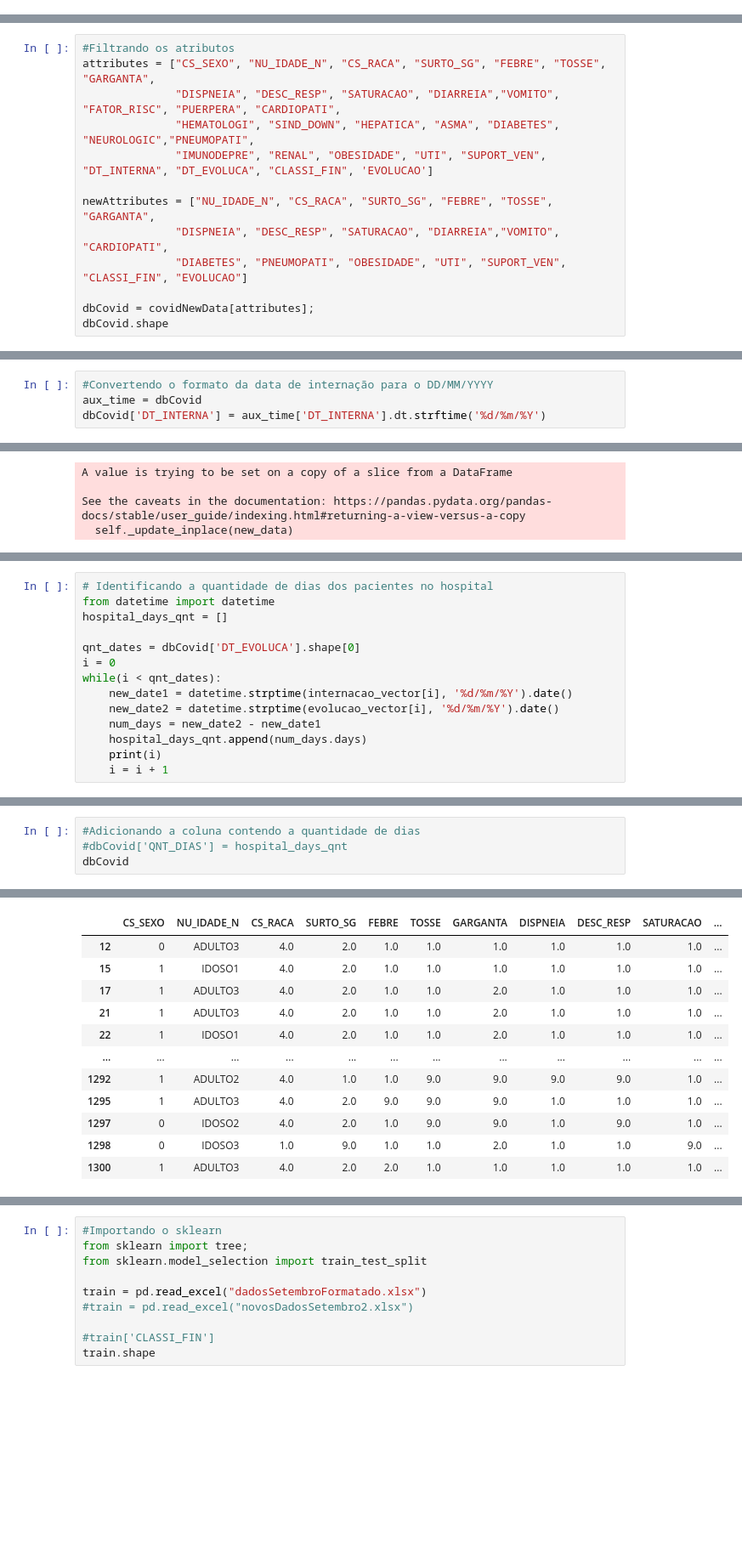
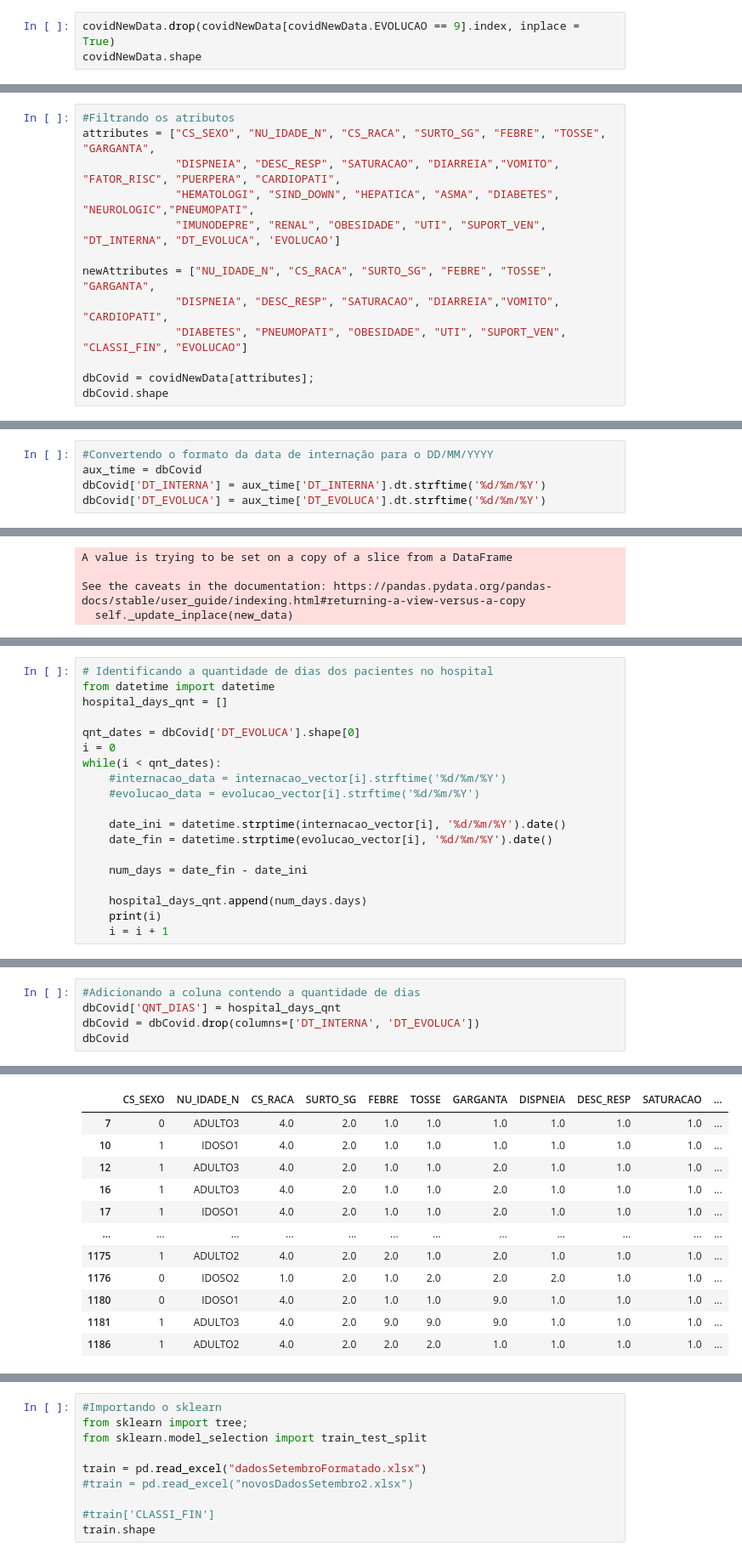
Before and after one commit to WallaceHolanda/covid_mortality_risk_prediction, a Jupyter notebook: processamentoDados.ipynb, the cells around one changed output, grey strips where cells are left out. Shown at 85% size. Drawn from its saved outputs; the diff is of its cells as text; blank space fills up the shorter version.

```diff
--- a/processamentoDados.ipynb
+++ b/processamentoDados.ipynb
@@ -208,0 +210,3 @@ covidNewData.shape
+# %%
+covidNewData.drop(covidNewData[covidNewData.EVOLUCAO == 9].index, inplace = True)
+covidNewData.shape
@@ -211,7 +217,7 @@ covidNewData.shape
 attributes = ["CS_SEXO", "NU_IDADE_N", "CS_RACA", "SURTO_SG", "FEBRE", "TOSSE", "GARGANTA",
               "DISPNEIA", "DESC_RESP", "SATURACAO", "DIARREIA","VOMITO", "FATOR_RISC", "PUERPERA", "CARDIOPATI",
               "HEMATOLOGI", "SIND_DOWN", "HEPATICA", "ASMA", "DIABETES", "NEUROLOGIC","PNEUMOPATI",
-              "IMUNODEPRE", "RENAL", "OBESIDADE", "UTI", "SUPORT_VEN", "DT_INTERNA", "DT_EVOLUCA", "CLASSI_FIN", 'EVOLUCAO']
+              "IMUNODEPRE", "RENAL", "OBESIDADE", "UTI", "SUPORT_VEN", "DT_INTERNA", "DT_EVOLUCA", 'EVOLUCAO']
 
 newAttributes = ["NU_IDADE_N", "CS_RACA", "SURTO_SG", "FEBRE", "TOSSE", "GARGANTA",
               "DISPNEIA", "DESC_RESP", "SATURACAO", "DIARREIA","VOMITO", "CARDIOPATI",
@@ -255,6 +261,7 @@ See the caveats in the documentation: https://pandas.pydata.org/pandas-docs/stab
 #Convertendo o formato da data de internação para o DD/MM/YYYY
 aux_time = dbCovid
 dbCovid['DT_INTERNA'] = aux_time['DT_INTERNA'].dt.strftime('%d/%m/%Y')
+dbCovid['DT_EVOLUCA'] = aux_time['DT_EVOLUCA'].dt.strftime('%d/%m/%Y')
 # %% [output]
 A value is trying to be set on a copy of a slice from a DataFrame.
 Try using .loc[row_indexer,col_indexer] = value instead
@@ -332,9 +343,14 @@ hospital_days_qnt = []
 qnt_dates = dbCovid['DT_EVOLUCA'].shape[0]
 i = 0
 while(i < qnt_dates):
-    new_date1 = datetime.strptime(internacao_vector[i], '%d/%m/%Y').date()
-    new_date2 = datetime.strptime(evolucao_vector[i], '%d/%m/%Y').date()
-    num_days = new_date2 - new_date1
+    #internacao_data = internacao_vector[i].strftime('%d/%m/%Y')
+    #evolucao_data = evolucao_vector[i].strftime('%d/%m/%Y')
+
+    date_ini = datetime.strptime(internacao_vector[i], '%d/%m/%Y').date()
+    date_fin = datetime.strptime(evolucao_vector[i], '%d/%m/%Y').date()
+
+    num_days = date_fin - date_ini
+
     hospital_days_qnt.append(num_days.days)
     print(i)
     i = i + 1
@@ -380,5 +396,6 @@ hospital_days_qnt
 # %%
 #Adicionando a coluna contendo a quantidade de dias
-#dbCovid['QNT_DIAS'] = hospital_days_qnt
+dbCovid['QNT_DIAS'] = hospital_days_qnt
+dbCovid = dbCovid.drop(columns=['DT_INTERNA', 'DT_EVOLUCA'])
 dbCovid
 # %% [output]
@@ -385,12 +406,12 @@ dbCovid
 |  | CS_SEXO | NU_IDADE_N | CS_RACA | SURTO_SG | FEBRE | TOSSE | GARGANTA | DISPNEIA | DESC_RESP | SATURACAO | ... |
-| 12 | 0 | ADULTO3 | 4.0 | 2.0 | 1.0 | 1.0 | 1.0 | 1.0 | 1.0 | 1.0 | ... |
-| 15 | 1 | IDOSO1 | 4.0 | 2.0 | 1.0 | 1.0 | 1.0 | 1.0 | 1.0 | 1.0 | ... |
-| 17 | 1 | ADULTO3 | 4.0 | 2.0 | 1.0 | 1.0 | 2.0 | 1.0 | 1.0 | 1.0 | ... |
-| 21 | 1 | ADULTO3 | 4.0 | 2.0 | 1.0 | 1.0 | 2.0 | 1.0 | 1.0 | 1.0 | ... |
-| 22 | 1 | IDOSO1 | 4.0 | 2.0 | 1.0 | 1.0 | 2.0 | 1.0 | 1.0 | 1.0 | ... |
+| 7 | 0 | ADULTO3 | 4.0 | 2.0 | 1.0 | 1.0 | 1.0 | 1.0 | 1.0 | 1.0 | ... |
+| 10 | 1 | IDOSO1 | 4.0 | 2.0 | 1.0 | 1.0 | 1.0 | 1.0 | 1.0 | 1.0 | ... |
+| 12 | 1 | ADULTO3 | 4.0 | 2.0 | 1.0 | 1.0 | 2.0 | 1.0 | 1.0 | 1.0 | ... |
+| 16 | 1 | ADULTO3 | 4.0 | 2.0 | 1.0 | 1.0 | 2.0 | 1.0 | 1.0 | 1.0 | ... |
+| 17 | 1 | IDOSO1 | 4.0 | 2.0 | 1.0 | 1.0 | 2.0 | 1.0 | 1.0 | 1.0 | ... |
 | ... | ... | ... | ... | ... | ... | ... | ... | ... | ... | ... | ... |
-| 1292 | 1 | ADULTO2 | 4.0 | 1.0 | 1.0 | 9.0 | 9.0 | 9.0 | 9.0 | 1.0 | ... |
-| 1295 | 1 | ADULTO3 | 4.0 | 2.0 | 9.0 | 9.0 | 9.0 | 1.0 | 1.0 | 1.0 | ... |
-| 1297 | 0 | IDOSO2 | 4.0 | 2.0 | 1.0 | 9.0 | 9.0 | 1.0 | 9.0 | 1.0 | ... |
-| 1298 | 0 | IDOSO3 | 1.0 | 9.0 | 1.0 | 1.0 | 2.0 | 1.0 | 1.0 | 9.0 | ... |
-| 1300 | 1 | ADULTO3 | 4.0 | 2.0 | 2.0 | 1.0 | 1.0 | 1.0 | 1.0 | 1.0 | ... |
+| 1175 | 1 | ADULTO2 | 4.0 | 2.0 | 2.0 | 1.0 | 2.0 | 1.0 | 1.0 | 1.0 | ... |
+| 1176 | 0 | IDOSO2 | 1.0 | 2.0 | 1.0 | 2.0 | 2.0 | 2.0 | 1.0 | 1.0 | ... |
+| 1180 | 0 | IDOSO1 | 4.0 | 2.0 | 1.0 | 1.0 | 9.0 | 1.0 | 1.0 | 1.0 | ... |
+| 1181 | 1 | ADULTO3 | 4.0 | 2.0 | 9.0 | 9.0 | 9.0 | 1.0 | 1.0 | 1.0 | ... |
+| 1186 | 1 | ADULTO2 | 4.0 | 2.0 | 2.0 | 2.0 | 1.0 | 1.0 | 1.0 | 1.0 | ... |
```
Also changed, not shown: parts of 29 cells of this notebook, 4 other files.
